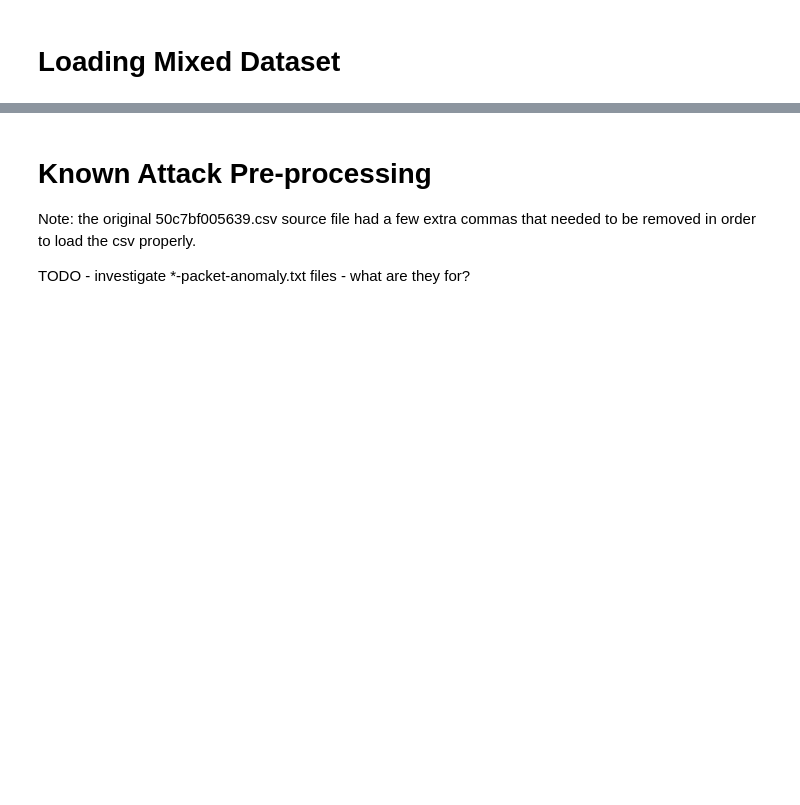
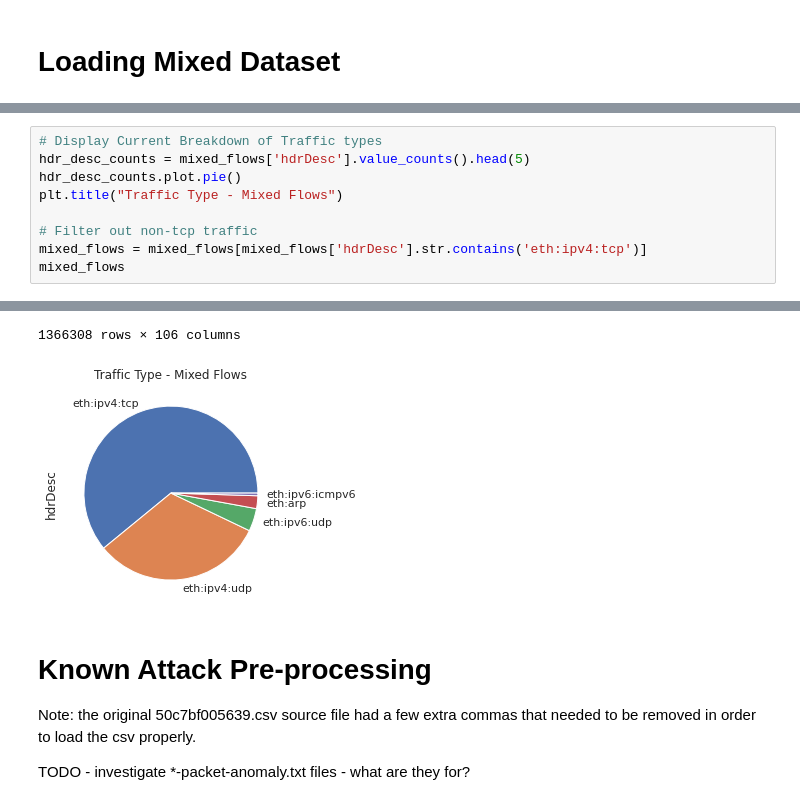
Before and after one commit to ArifulIslamPreence/IoT-TCP-Attack-detection, a Jupyter notebook: notebooks/tran_feature_selection.ipynb, the cells around one changed output, grey strips where cells are left out. Saved outputs shown, nothing was run; the diff lists cells and outputs as text; blank space fills up the shorter version.

```diff
--- a/notebooks/tran_feature_selection.ipynb
+++ b/notebooks/tran_feature_selection.ipynb
@@ -83,3 +108,13 @@ Current Directory:/mnt/e/iot-traffic-analysis
 | 2280667 | B | 77499 | 0x0400000000004001 | 1.540645e+09 | 1.540645e+09 | 17.371903 | 1 | 3 | eth:ipv4:udp | 14:cc:20:51:33:ea | ... |
 | 2280668 | A | 77514 | 0x0400000000004000 | 1.540645e+09 | 1.540645e+09 | 0.000000 | 1 | 3 | eth:ipv4:tcp | ec:1a:59:83:28:11 | ... |
 2280669 rows × 106 columns
+# %%
+# Display Current Breakdown of Traffic types
+hdr_desc_counts = mixed_flows['hdrDesc'].value_counts().head(5)
+hdr_desc_counts.plot.pie()
+plt.title("Traffic Type - Mixed Flows")
+
+# Filter out non-tcp traffic
+mixed_flows = mixed_flows[mixed_flows['hdrDesc'].str.contains('eth:ipv4:tcp')]
+mixed_flows
+# %% [output]
@@ -86,3 +133,5 @@ Current Directory:/mnt/e/iot-traffic-analysis
+1366308 rows × 106 columns
+[figure, added]
 # %% [markdown]
 # Known Attack Pre-processing
 
```
Also changed, not shown: parts of 7 cells of this notebook.
